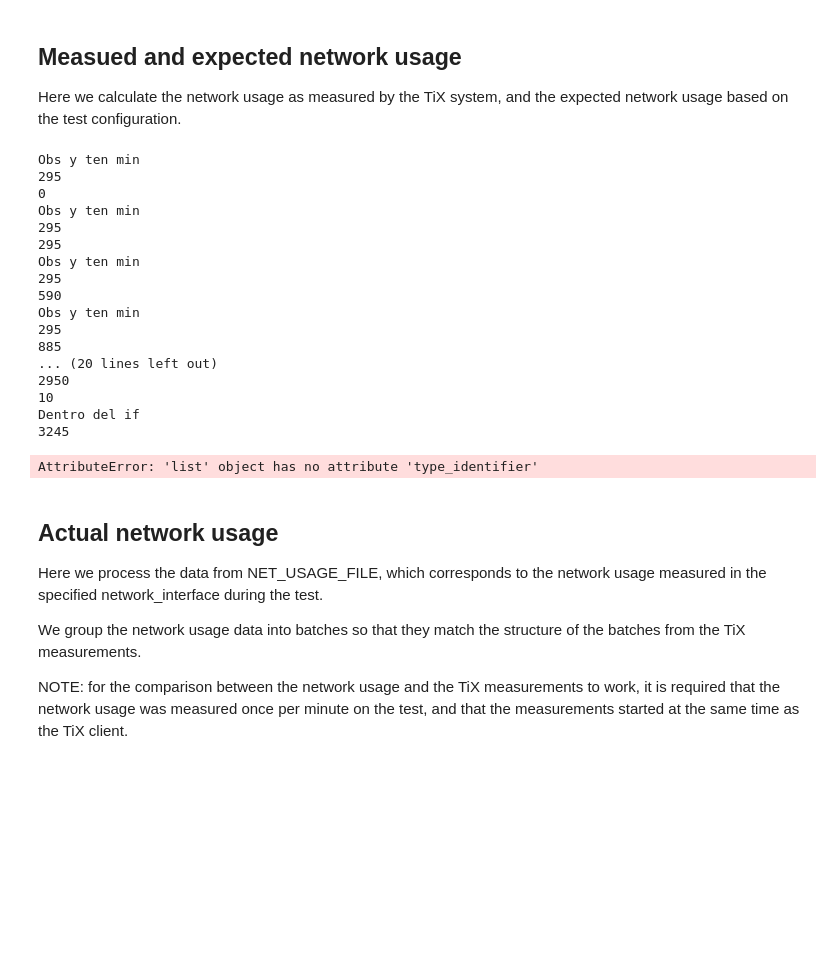
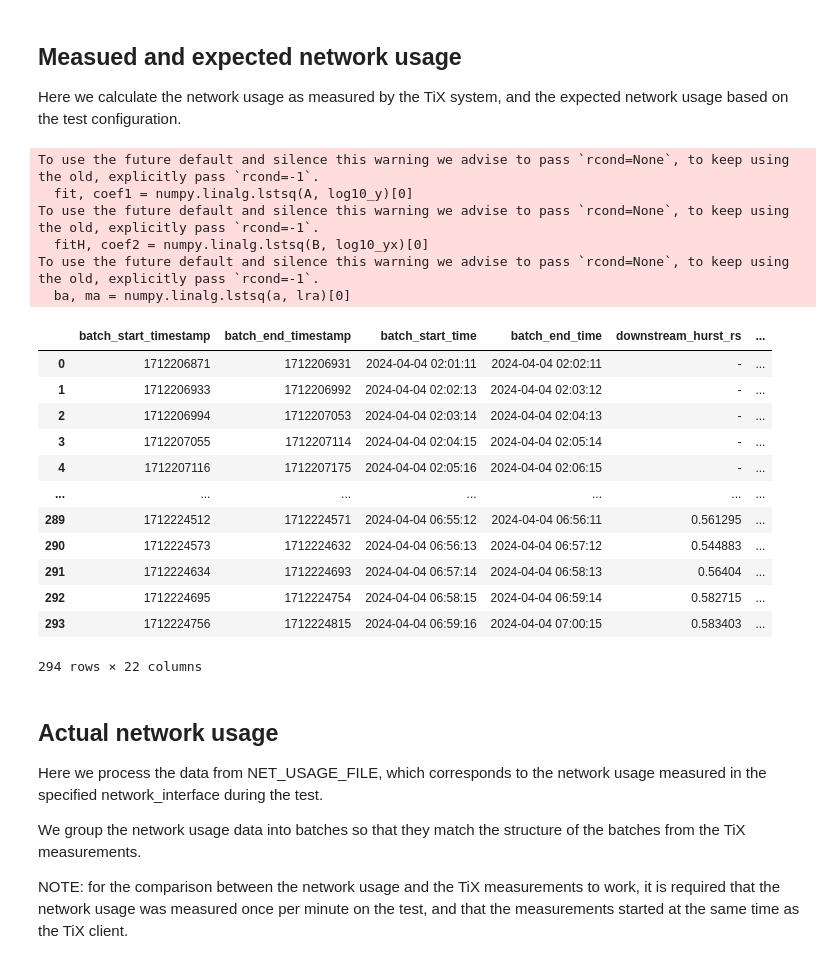
Before and after one commit to AgusHorn/tix-time-processor, a Jupyter notebook: new_general_analysis_notebook.ipynb, the cells around one changed output. Drawn from its saved outputs; the diff is of its cells as text; code cells hidden in the pictures; blank space fills up the shorter version.

```diff
--- a/new_general_analysis_notebook.ipynb
+++ b/new_general_analysis_notebook.ipynb
@@ -153,20 +153,16 @@ if observations is None or len(observations) == 0:
     raise ValueError('Batches directory {} has no observations to use!'.format(base_directory))
 
 ten_minutes_observations = []
+observations_to_delete = []
 batches = batch_handler.get_batches()
-for i in range(len(batches)):
+for i in range(len(batches) - 1):
   batch = batches[i]
   batch_start_time = int(batch.initial_timestamp)
   batch_end_time = int(batch.final_timestamp)
   expected_usage = get_expected_usage(batch_start_time, batch_end_time)
-  print("Obs y ten min")
-  print(len(observations))
-  print(len(ten_minutes_observations))
-  ten_minutes_observations.extend(observations)
-  if (i != 0 and i % 10 == 0):
-    print(i)
-    print("Dentro del if")
-    print(len(ten_minutes_observations))
+  observations_to_delete.append(len(observations[i]))
+  ten_minutes_observations.extend(observations[i])
+  if (i >= 9):
     analyzer = Analyzer(ten_minutes_observations)
     results = analyzer.get_results()
     df_ = pd.DataFrame([(batch_start_time, batch_end_time,
@@ -178,52 +174,54 @@ for i in range(len(batches)):
                            results['upstream']['quality'], results['upstream']['usage'],
                          expected_usage,
                          math.fabs(expected_usage - results['downstream']['usage']),
                          (math.fabs(expected_usage - results['downstream']['usage']) / expected_usage)
                          if expected_usage != 0 else math.fabs(expected_usage - results['downstream']['usage']),
                            results['dataFromReport']['LongMediciones'],
                            results['dataFromReport']['Minimo'],
                            results['dataFromReport']['Maximo'],
                            results['dataFromReport']['Q25'],
                            results['dataFromReport']['Q50'],
                            results['dataFromReport']['Q75'],
                            results['dataFromReport']['ModeIndex']
                           )
                       ],
                         columns=columns)
-    ten_minutes_observations.clear()
+    del ten_minutes_observations[:observations_to_delete[0]]
+    observations_to_delete.pop(0)
   else:
      df_ = pd.DataFrame([(batch_start_time, batch_end_time,
                           datetime.datetime.fromtimestamp(batch_start_time),
                           datetime.datetime.fromtimestamp(batch_end_time),
                           '-', '-','-', '-', '-','-', '-','-',
                           expected_usage,
                           '-', '-', '-','-', '-', '-','-', '-','-',
                           )
                       ],
                         columns=columns)
   data = data.append(df_)
 data = data.sort_values(by=['batch_start_time']).reset_index(drop=True)
 display(data)
 data.to_excel("excels/medicion2024-04-04Test.xlsx")
 # %% [output]
-Obs y ten min
-295
-0
-Obs y ten min
-295
-295
-Obs y ten min
-295
-590
-Obs y ten min
-295
-885
-... (20 lines left out)
-2950
-10
-Dentro del if
-3245
+To use the future default and silence this warning we advise to pass `rcond=None`, to keep using the old, explicitly pass `rcond=-1`.
+  fit, coef1 = numpy.linalg.lstsq(A, log10_y)[0]
+To use the future default and silence this warning we advise to pass `rcond=None`, to keep using the old, explicitly pass `rcond=-1`.
+  fitH, coef2 = numpy.linalg.lstsq(B, log10_yx)[0]
+To use the future default and silence this warning we advise to pass `rcond=None`, to keep using the old, explicitly pass `rcond=-1`.
+  ba, ma = numpy.linalg.lstsq(a, lra)[0]
+|  | batch_start_timestamp | batch_end_timestamp | batch_start_time | batch_end_time | downstream_hurst_rs | ... |
+| 0 | 1712206871 | 1712206931 | 2024-04-04 02:01:11 | 2024-04-04 02:02:11 | - | ... |
+| 1 | 1712206933 | 1712206992 | 2024-04-04 02:02:13 | 2024-04-04 02:03:12 | - | ... |
+| 2 | 1712206994 | 1712207053 | 2024-04-04 02:03:14 | 2024-04-04 02:04:13 | - | ... |
+| 3 | 1712207055 | 1712207114 | 2024-04-04 02:04:15 | 2024-04-04 02:05:14 | - | ... |
+| 4 | 1712207116 | 1712207175 | 2024-04-04 02:05:16 | 2024-04-04 02:06:15 | - | ... |
+| ... | ... | ... | ... | ... | ... | ... |
+| 289 | 1712224512 | 1712224571 | 2024-04-04 06:55:12 | 2024-04-04 06:56:11 | 0.561295 | ... |
+| 290 | 1712224573 | 1712224632 | 2024-04-04 06:56:13 | 2024-04-04 06:57:12 | 0.544883 | ... |
+| 291 | 1712224634 | 1712224693 | 2024-04-04 06:57:14 | 2024-04-04 06:58:13 | 0.56404 | ... |
+| 292 | 1712224695 | 1712224754 | 2024-04-04 06:58:15 | 2024-04-04 06:59:14 | 0.582715 | ... |
+| 293 | 1712224756 | 1712224815 | 2024-04-04 06:59:16 | 2024-04-04 07:00:15 | 0.583403 | ... |
-AttributeError: 'list' object has no attribute 'type_identifier'
+294 rows × 22 columns
 # %% [markdown]
 ## Actual network usage
 Here we process the data from NET_USAGE_FILE, which corresponds to the network usage measured in the specified network_interface during the test.
```
Also changed, not shown: parts of 4 cells of this notebook, 2 other files.
